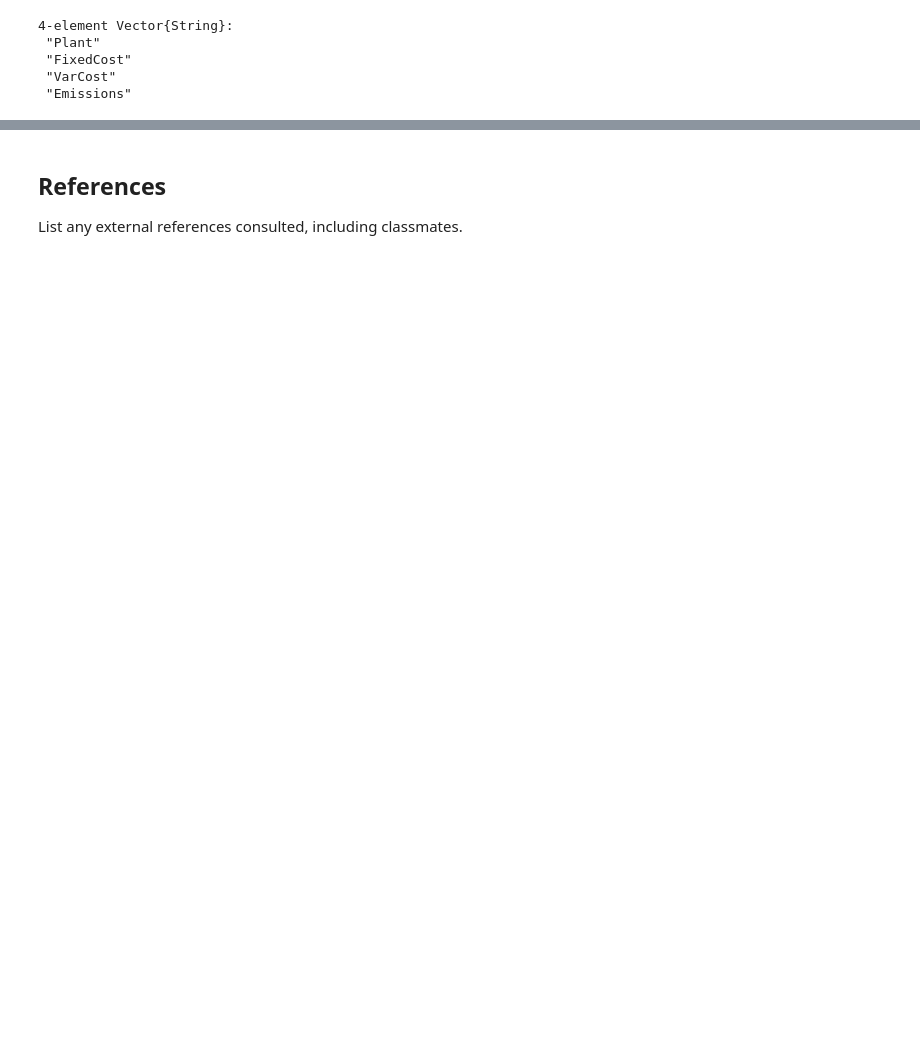
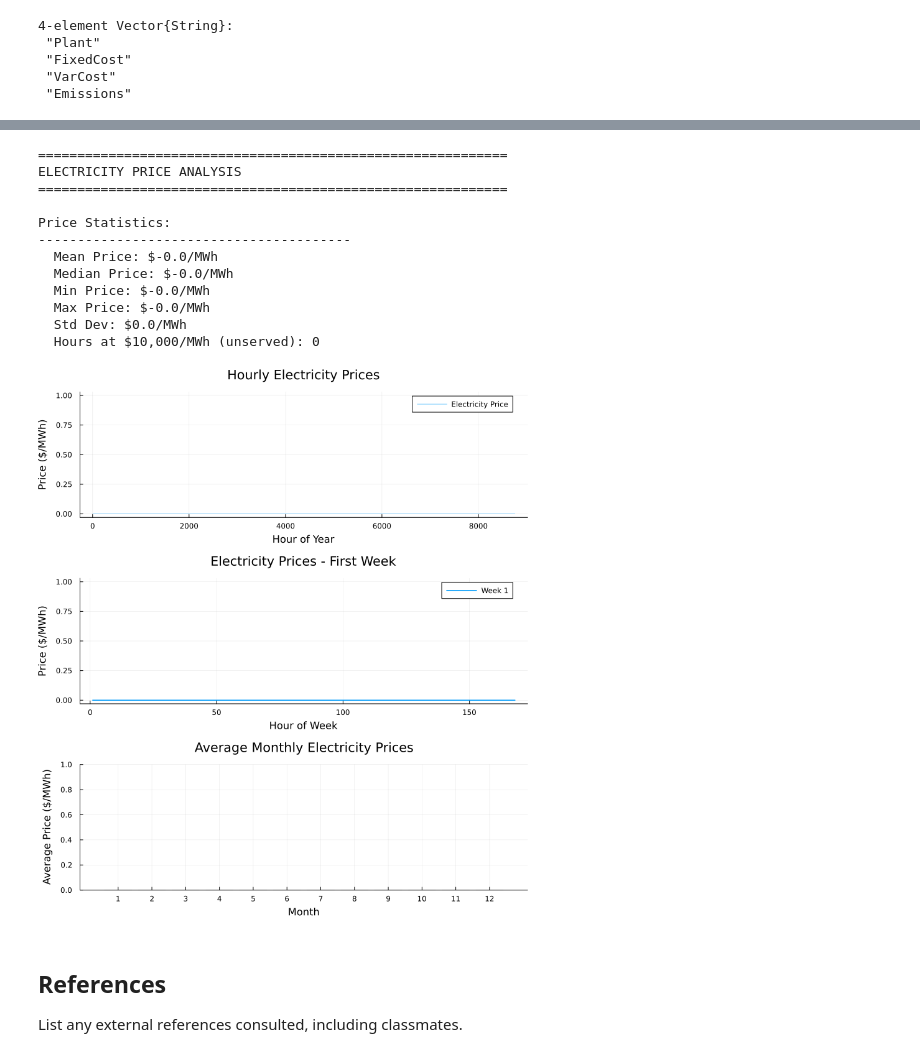
Before and after one commit to BEE4750-FA25/hw4-clairepj, a Jupyter notebook: hw04.ipynb, the cells around one changed output, grey strips where cells are left out. Cells and saved outputs as stored; diff of their text form; code cells hidden in the pictures; blank space fills up the shorter version.

```diff
--- a/hw04.ipynb
+++ b/hw04.ipynb
@@ -410,3 +675,77 @@ LoadError: ArgumentError: syntax df[column] is not supported use df[!, column] i
+# %%
+prices = [dual(capacity_model[:demand_constraint][t]) for t in hours]
+
+# Note: If you named your constraint differently, adjust the name above
+# The constraint is: sum(g[i,t] for i in techs) + u[t] == demand_vec[t]
+
+println("="^60)
+println("ELECTRICITY PRICE ANALYSIS")
+println("="^60)
+
+# Summary statistics
+println("\nPrice Statistics:")
+println("-"^40)
+println("  Mean Price: \$$(round(mean(prices), digits=2))/MWh")
+println("  Median Price: \$$(round(median(prices), digits=2))/MWh")
+println("  Min Price: \$$(round(minimum(prices), digits=2))/MWh")
+println("  Max Price: \$$(round(maximum(prices), digits=2))/MWh")
+println("  Std Dev: \$$(round(std(prices), digits=2))/MWh")
+
+# Count hours at maximum penalty price
+high_price_hours = count(p -> p >= 9999, prices)
+println("  Hours at \$10,000/MWh (unserved): $high_price_hours")
+
+# Plot hourly prices for the entire year
+p1 = plot(1:8760, prices,
+    label="Electricity Price",
+    xlabel="Hour of Year",
+    ylabel="Price (\$/MWh)",
+    title="Hourly Electricity Prices",
+    linewidth=0.5,
+    legend=:topright)
+
+# Plot prices for first week (168 hours) to see daily patterns
+p2 = plot(1:168, prices[1:168],
+    label="Week 1",
+    xlabel="Hour of Week",
+    ylabel="Price (\$/MWh)",
+    title="Electricity Prices - First Week",
+    linewidth=1.5,
+    legend=:topright)
+
+# Plot monthly average prices
+monthly_prices = []
+for month in 1:12
+    # Approximate hours per month (365/12 ≈ 30.4 days)
+    start_hour = Int(round((month-1) * 730)) + 1
+    end_hour = min(Int(round(month * 730)), 8760)
+    avg_price = mean(prices[start_hour:end_hour])
+    push!(monthly_prices, avg_price)
+end
+
+p3 = bar(1:12, monthly_prices,
+    xlabel="Month",
+    ylabel="Average Price (\$/MWh)",
+    title="Average Monthly Electricity Prices",
+    legend=false,
+    xticks=1:12)
+
+# Combine plots
+plot(p1, p2, p3, layout=(3,1), size=(800, 900))
+# %% [output]
+============================================================
+ELECTRICITY PRICE ANALYSIS
+============================================================
+
+Price Statistics:
+----------------------------------------
+  Mean Price: $-0.0/MWh
+  Median Price: $-0.0/MWh
+  Min Price: $-0.0/MWh
+  Max Price: $-0.0/MWh
+  Std Dev: $0.0/MWh
+  Hours at $10,000/MWh (unserved): 0
+[figure, added]
 # %% [markdown]
 ## References
 
```
Also changed, not shown: parts of 7 cells of this notebook.
